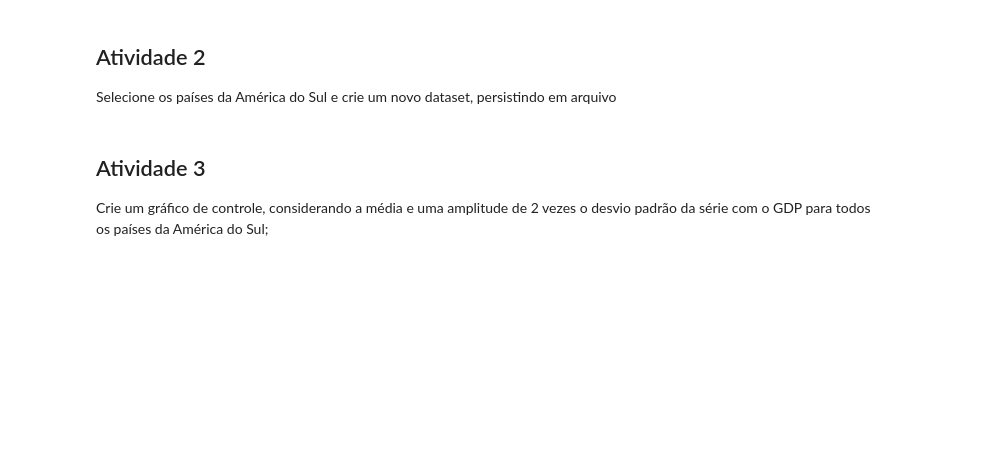
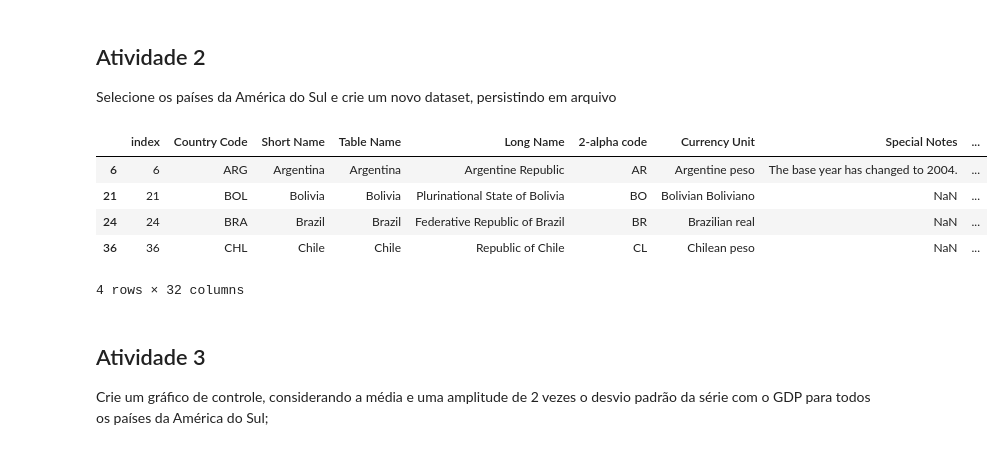
Before and after one commit to sganzerla/DPS852-Data-Science, a Jupyter notebook: T2/t2.ipynb, the cells around one changed output. Saved outputs shown, nothing was run; the diff lists cells and outputs as text; code cells hidden in the pictures; blank space fills up the shorter version.

```diff
--- a/T2/t2.ipynb
+++ b/T2/t2.ipynb
@@ -3,23 +3,35 @@
 Crie um dataset que envolva apenas o indicador GDP e persista em um arquivo, sem as colunas "Indicator Name" e "Indicator Code"
 # %%
 import pandas as pd
+import matplotlib.pyplot as plt
+import math
+
+# reduzir número de casas decimais dos floats
+pd.set_option('display.precision', 2)
+
+# remover notação científica
+pd.set_option('display.float_format', lambda x: '%.2f' % x)
+
 
 caminho = './'
 arquivo = 'dataset_bancomundial.csv'
 
-dataset_dados = pd.read_csv(caminho + arquivo, sep = ';', decimal = ',')
+df_dados = pd.read_csv(caminho + arquivo, sep = ';', decimal = ',')
 
 # filtrar ocorrencias de um único termo em uma coluna
-dataset_gpd = dataset_dados[dataset_dados['Indicator Name'].str.contains('GDP \(Current USD\)')]
+filtro = ['GDP (Current USD)']
+# filtrando apenas as linhas que contém o critério do filtro na coluna Indicator Name
+df_gpd = df_dados.query("`Indicator Name` in @filtro")
 
 print("Antes de remover haviam essas colunas.")
-display(dataset_gpd.head(0))
+display(df_gpd.head(0))
 
-dataset_gpd = dataset_gpd.drop(['Indicator Name', 'Indicator Code'], axis = 1)
+df_gpd = df_gpd.drop(['Indicator Name', 'Indicator Code'], axis = 1)
 print("Depois de removido há as seguintes colunas.")
-display(dataset_gpd.head(0))
+display(df_gpd.head(0))
 
-dataset_gpd.to_csv('dataset_gpd_ex1.csv', sep = ';', decimal = ',')
+# gravando em um novo arquivo
+df_gpd.to_csv('dataset_gpd_ex1.csv', sep = ';', decimal = ',')
 # %% [output]
 Antes de remover haviam essas colunas.
 |  | index | Country Name | Country Code | Indicator Name | Indicator Code | 1960 | 1961 | 1962 | ... |
@@ -31,19 +43,29 @@ Depois de removido há as seguintes colunas.
 ## Atividade 2
 Selecione os países da América do Sul e crie um novo dataset, persistindo em arquivo
 # %%
-import pandas as pd
-
 caminho = './'
 arquivo = 'dataset_bancomundial_paises.csv'
 
-codigo_paises_latinos = ['ARG', 'BRA', 'BOL',  'CHL', 'COL', 'ECU', 'GUY', 'PER', 'PRY', 'SUR', 'URY', 'VEN']
+filtro_paises_latinos = ['ARG', 'BRA', 'BOL',  'CHL', 'COL', 'ECU', 'GUY', 'PER', 'PRY', 'SUR', 'URY', 'VEN']
 
-dataset_paises = pd.read_csv(caminho + arquivo, sep = ';', decimal = ',')
+# lendo o arquivo
+df_paises = pd.read_csv(caminho + arquivo, sep = ';', decimal = ',')
 
 # filtrar ocorrencias de varios termos em uma coluna
-dataset_paises_latinos = dataset_paises.loc[pd.Series(dataset_paises['Country Code'].isin(codigo_paises_latinos))]
+df_paises_latinos = df_paises.query("`Country Code` in @filtro_paises_latinos")
 
-dataset_paises_latinos.to_csv('dataset_paises_latinos_ex2.csv', sep = ';', decimal = ',')
+
+# criando arquivo com dataframe
+df_paises_latinos.to_csv('dataset_paises_latinos_ex2.csv', sep = ';', decimal = ',')
+
+df_paises_latinos.head(4)
+# %% [output]
+|  | index | Country Code | Short Name | Table Name | Long Name | 2-alpha code | Currency Unit | Special Notes | ... |
+| 6 | 6 | ARG | Argentina | Argentina | Argentine Republic | AR | Argentine peso | The base year has changed to 2004. | ... |
+| 21 | 21 | BOL | Bolivia | Bolivia | Plurinational State of Bolivia | BO | Bolivian Boliviano | NaN | ... |
+| 24 | 24 | BRA | Brazil | Brazil | Federative Republic of Brazil | BR | Brazilian real | NaN | ... |
+| 36 | 36 | CHL | Chile | Chile | Republic of Chile | CL | Chilean peso | NaN | ... |
+4 rows × 32 columns
 # %% [markdown]
 ## Atividade 3
 Crie um gráfico de controle, considerando a média e uma amplitude de 2 vezes o desvio padrão da série com o GDP para todos os países da América do Sul;
```
Also changed, not shown: parts of 2 cells of this notebook.
